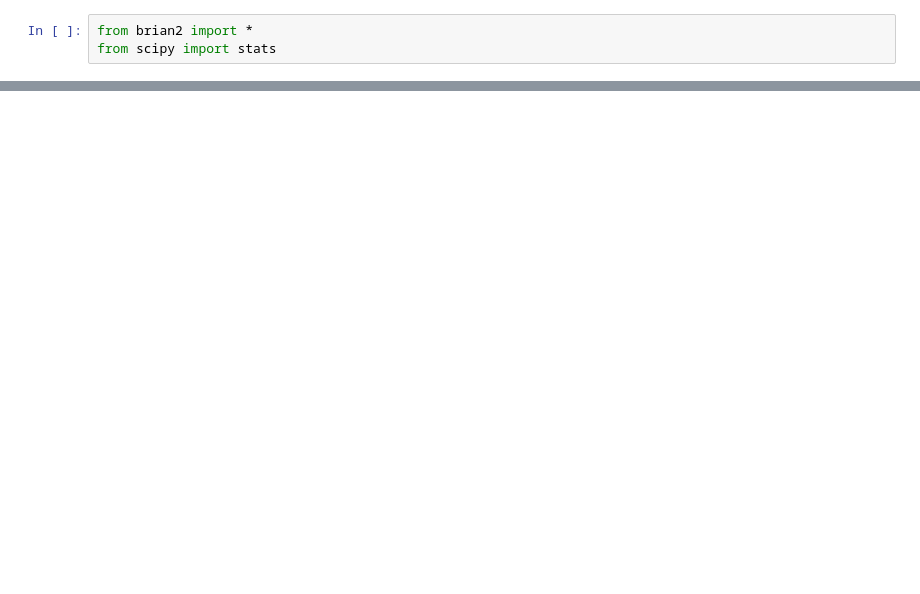
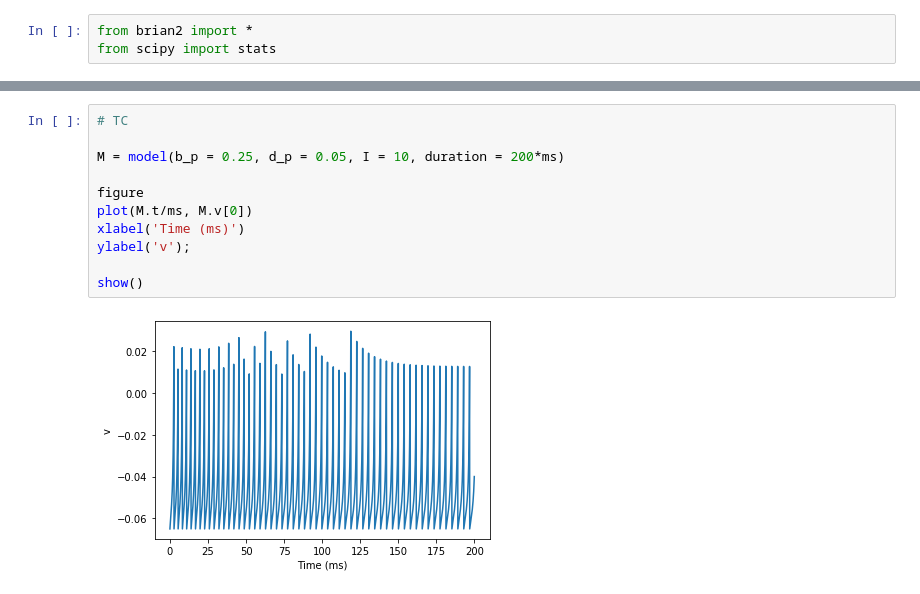
Before and after one commit to initega/izhikevich-mlnn, a Jupyter notebook: izhikevich.ipynb, the cells around one changed output, grey strips where cells are left out. Saved outputs shown, nothing was run; the diff lists cells and outputs as text; blank space fills up the shorter version.

```diff
--- a/izhikevich.ipynb
+++ b/izhikevich.ipynb
@@ -52,0 +55,13 @@ show()
+# %%
+# TC
+
+M = model(b_p = 0.25, d_p = 0.05, I = 10, duration = 200*ms)
+
+figure
+plot(M.t/ms, M.v[0])
+xlabel('Time (ms)')
+ylabel('v');
+
+show()
+# %% [output]
+[figure, added]
```
Also changed, not shown: parts of 7 cells of this notebook.
